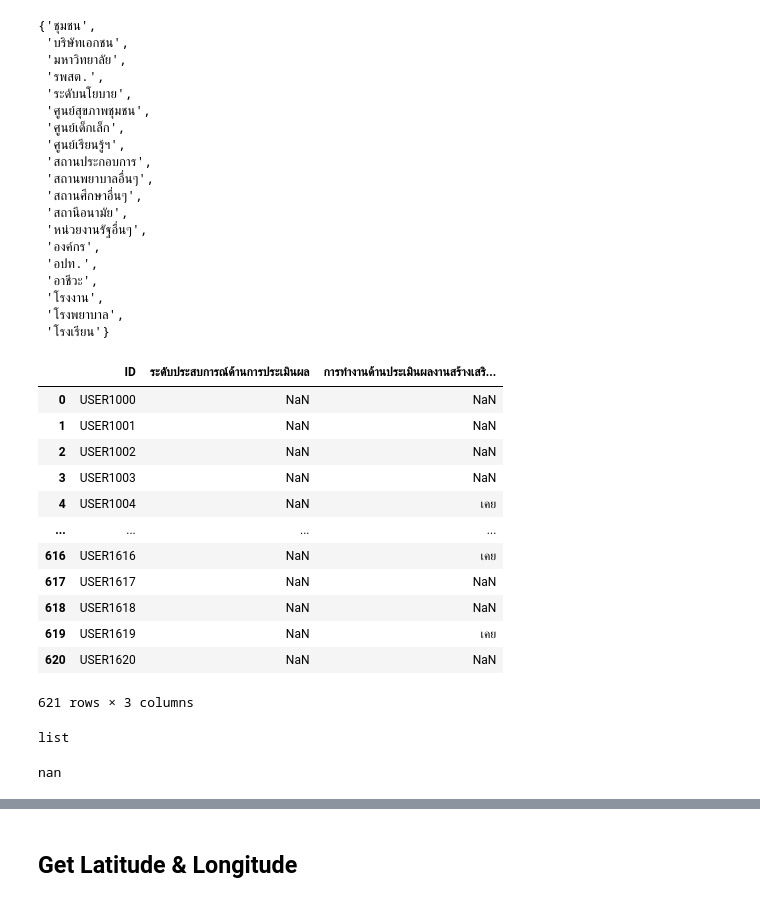
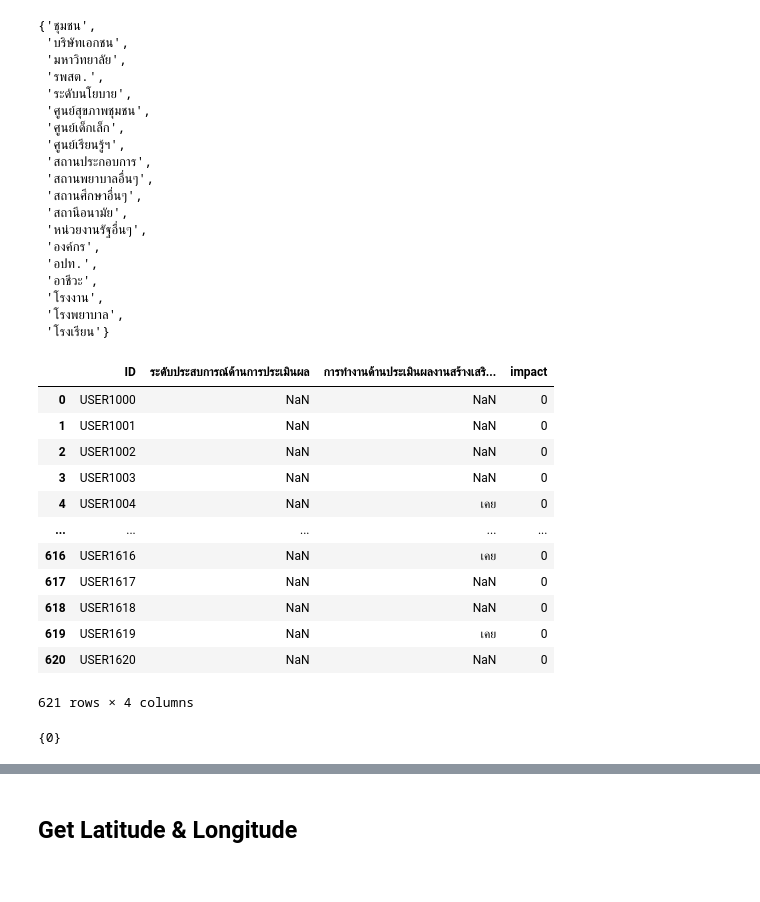
Before and after one commit to thainhf/proj-me-db-data, a Jupyter notebook: Clean_data.ipynb, the cells around one changed output, grey strips where cells are left out. Saved outputs shown, nothing was run; the diff lists cells and outputs as text; code cells hidden in the pictures.

```diff
--- a/Clean_data.ipynb
+++ b/Clean_data.ipynb
@@ -331,7 +331,6 @@ contact_df = new_df[['ID','โทรศัพท์',"โทรศัพท์
 
 skill_df = new_df[['ความเชี่ยวชาญ ทักษะ skill and competency']]
 
-level_df = new_df[['ID', 'ระดับประสบการณ์ด้านการประเมินผล']]
 unit_df = new_df[['ID', 'เคยประเมินผลให้กับหน่วยงานอื่น']]
 
 evaFrame_df = stack_dat(evaFrame_df)
@@ -352,7 +351,10 @@ area_df['ความเชี่ยวชาญ พื้นที่ดำเ
 area_df['ความเชี่ยวชาญ พื้นที่ดำเนินการ'] = area_df['ความเชี่ยวชาญ พื้นที่ดำเนินการ'].str.split(pat="/")
 area_df = stack_dat(area_df)
 
-level_df = stack_dat(level_df)
+level_df = new_df[['ID', 'ระดับประสบการณ์ด้านการประเมินผล', 'การทำงานด้านประเมินผลงานสร้างเสริมสุขภาพ']]
+level_df['ระดับประสบการณ์ด้านการประเมินผล'].apply(lambda x: list(set(x)) if (type(x) == list) else None)
+level_df['ระดับประสบการณ์ด้านการประเมินผล'].apply(lambda x: [i for i in x if i!=None] if (type(x) == list) and (None in x) else None)
+level_df['ระดับประสบการณ์ด้านการประเมินผล'].apply(lambda x: x.remove(', ') if (type(x) == list) and (', ' in x) else None)
 
 unit_df = stack_dat(unit_df)
 unit_df['เคยประเมินผลให้กับหน่วยงานอื่น'] = unit_df['เคยประเมินผลให้กับหน่วยงานอื่น'].str.replace('มหาิท', 'มหาวิท')
@@ -463,31 +465,3 @@ set(area_df[area_df.columns[1]])
  'โรงงาน',
  'โรงพยาบาล',
  'โรงเรียน'}
-# %%
-level_df = new_df[['ID', 'ระดับประสบการณ์ด้านการประเมินผล', 'การทำงานด้านประเมินผลงานสร้างเสริมสุขภาพ']]
-#level_df = stack_dat_multicols_split(level_df, level_df.columns[1])
-#level_df = stack_dat_multicols_split(level_df, level_df.columns[2])
-
-level_df
-# %% [output]
-|  | ID | ระดับประสบการณ์ด้านการประเมินผล | การทำงานด้านประเมินผลงานสร้างเสริ... |
-| 0 | USER1000 | NaN | NaN |
-| 1 | USER1001 | NaN | NaN |
-| 2 | USER1002 | NaN | NaN |
-| 3 | USER1003 | NaN | NaN |
-| 4 | USER1004 | NaN | เคย |
-| ... | ... | ... | ... |
-| 616 | USER1616 | NaN | เคย |
-| 617 | USER1617 | NaN | NaN |
-| 618 | USER1618 | NaN | NaN |
-| 619 | USER1619 | NaN | เคย |
-| 620 | USER1620 | NaN | NaN |
-621 rows × 3 columns
-# %%
-type(level_df['ระดับประสบการณ์ด้านการประเมินผล'][6])
-# %% [output]
-list
-# %%
-level_df['ระดับประสบการณ์ด้านการประเมินผล'][5]
-# %% [output]
-nan
@@ -494,3 +470,26 @@ nan
+# %%
+level_df = level_df.assign(impact=np.where(level_df.pipe(lambda x: 'Impact' in list(x['ระดับประสบการณ์ด้านการประเมินผล'])), 1, 0))
+
+#df = df.assign(C=np.where(df.pipe(lambda x: x['A'] + x['B'] == 0), 'X', 'Y'))
+level_df
+# %% [output]
+|  | ID | ระดับประสบการณ์ด้านการประเมินผล | การทำงานด้านประเมินผลงานสร้างเสริ... | impact |
+| 0 | USER1000 | NaN | NaN | 0 |
+| 1 | USER1001 | NaN | NaN | 0 |
+| 2 | USER1002 | NaN | NaN | 0 |
+| 3 | USER1003 | NaN | NaN | 0 |
+| 4 | USER1004 | NaN | เคย | 0 |
+| ... | ... | ... | ... | ... |
+| 616 | USER1616 | NaN | เคย | 0 |
+| 617 | USER1617 | NaN | NaN | 0 |
+| 618 | USER1618 | NaN | NaN | 0 |
+| 619 | USER1619 | NaN | เคย | 0 |
+| 620 | USER1620 | NaN | NaN | 0 |
+621 rows × 4 columns
+# %%
+set(level_df['impact'])
+# %% [output]
+{0}
 # %%
 [x for x in level_df['ระดับประสบการณ์ด้านการประเมินผล'] if type(x) == list]
 # %% [output]
```
Also changed, not shown: parts of 2 cells of this notebook.
